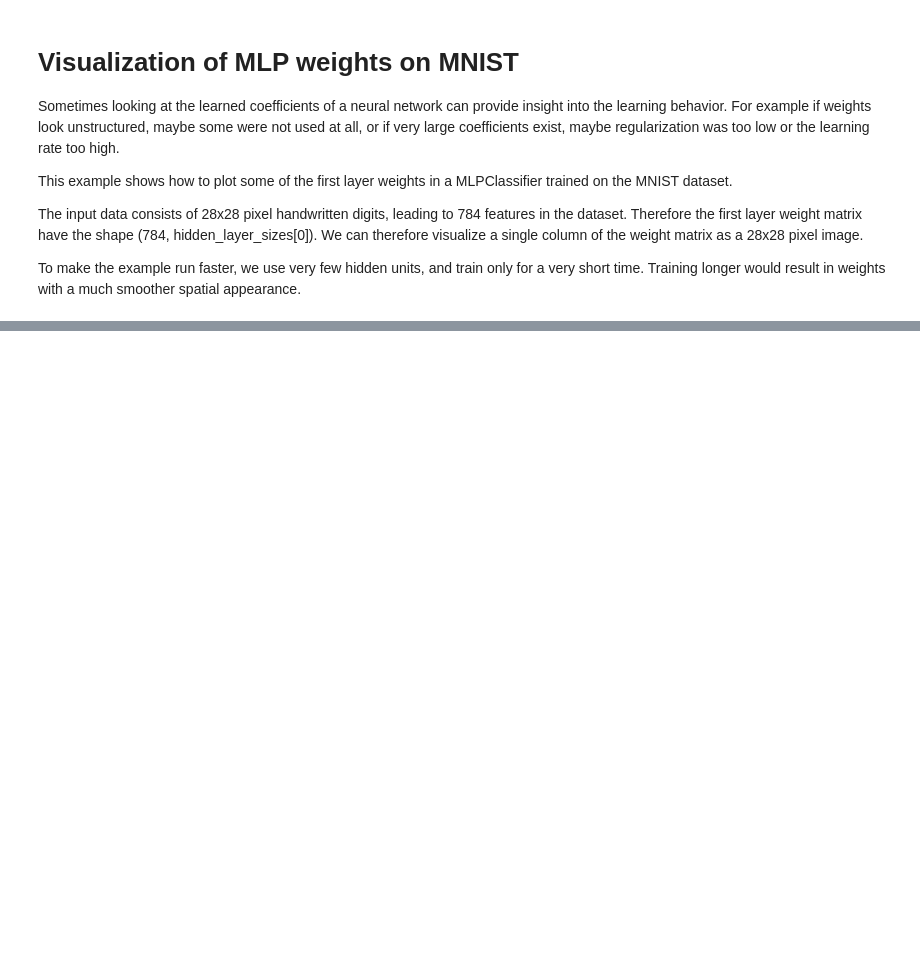
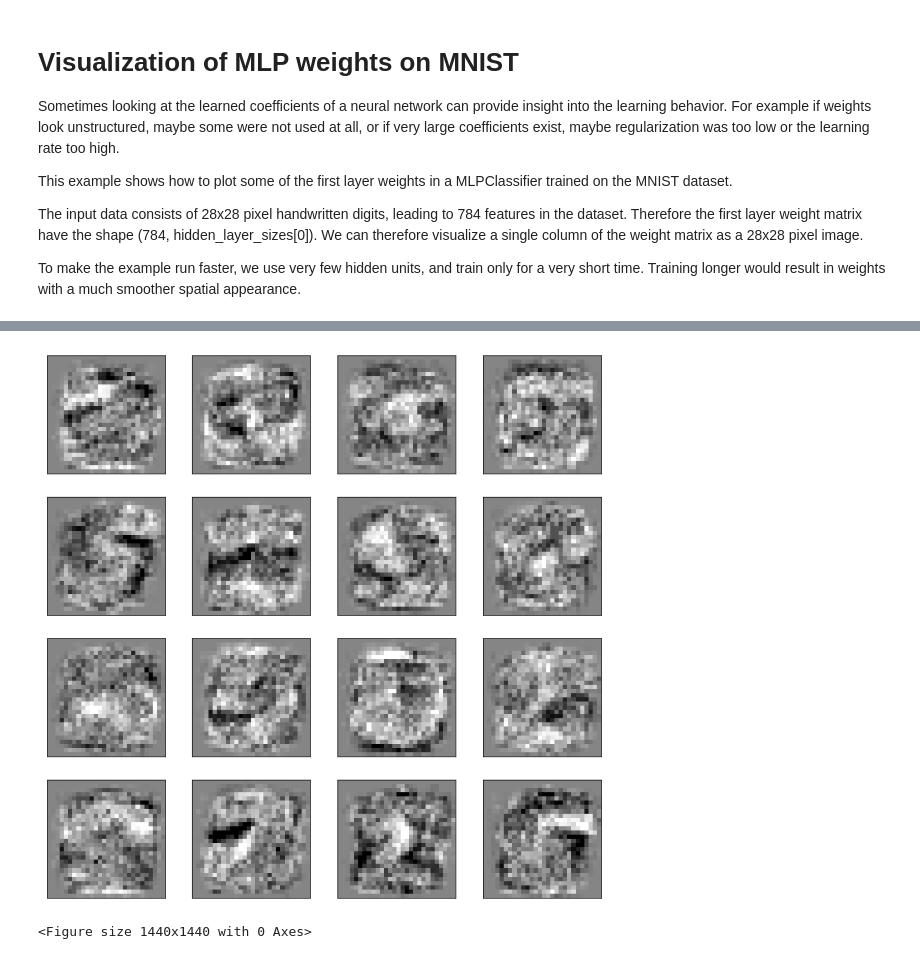
Before and after one commit to marcinwolter/MachineLearning2020, a Jupyter notebook: plot_mnist_filters.ipynb, the cells around one changed output, grey strips where cells are left out. Drawn from its saved outputs; the diff is of its cells as text; code cells hidden in the pictures; blank space fills up the shorter version.

```diff
--- a/plot_mnist_filters.ipynb
+++ b/plot_mnist_filters.ipynb
@@ -39,21 +39,10 @@ X_train, X_test = X[:60000], X[60000:]
 y_train, y_test = y[:60000], y[60000:]
 
 mlp = MLPClassifier(alpha=0.05, max_iter=10000,solver='adam', random_state=1,
-                hidden_layer_sizes=[100, 100],early_stopping=True,
+                hidden_layer_sizes=[16, 16],early_stopping=True,
                 verbose=10, tol=0.00001)
 
 mlp.fit(X_train, y_train)
 print("Training set score: %f" % mlp.score(X_train, y_train))
 print("Test set score: %f" % mlp.score(X_test, y_test))
-
-fig, axes = plt.subplots(4, 4)
-# use global min / max to ensure all weights are shown on the same scale
-vmin, vmax = mlp.coefs_[0].min(), mlp.coefs_[0].max()
-for coef, ax in zip(mlp.coefs_[0].T, axes.ravel()):
-    ax.matshow(coef.reshape(28, 28), cmap=plt.cm.gray, vmin=.5 * vmin,
-               vmax=.5 * vmax)
-    ax.set_xticks(())
-    ax.set_yticks(())
-
-plt.show()
 # %% [output]
@@ -77,0 +66,18 @@ Test set score: 0.977400
+# %%
+fig, axes = plt.subplots(4, 4)
+fig.set_size_inches(12,12)
+
+fig = plt.figure(figsize=(20, 20))
+
+# use global min / max to ensure all weights are shown on the same scale
+vmin, vmax = mlp.coefs_[0].min(), mlp.coefs_[0].max()
+for coef, ax in zip(mlp.coefs_[0].T, axes.ravel()):
+    ax.matshow(coef.reshape(28, 28), cmap=plt.cm.gray, vmin=.5 * vmin,
+               vmax=.5 * vmax)
+    ax.set_xticks(())
+    ax.set_yticks(())
+
+plt.show()
+# %% [output]
+[figure, added]
+<Figure size 1440x1440 with 0 Axes>
```
Also changed, not shown: parts of 1 cell of this notebook.
